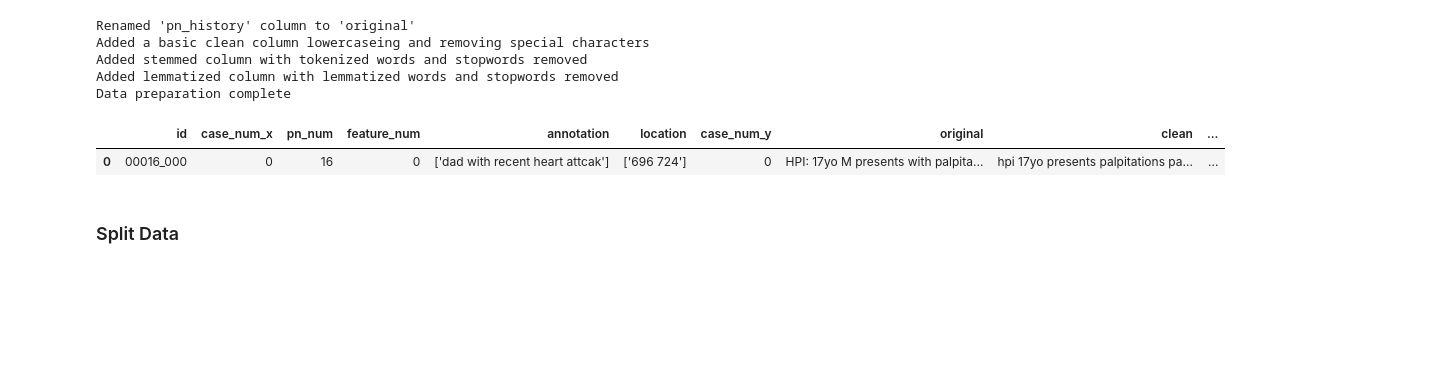
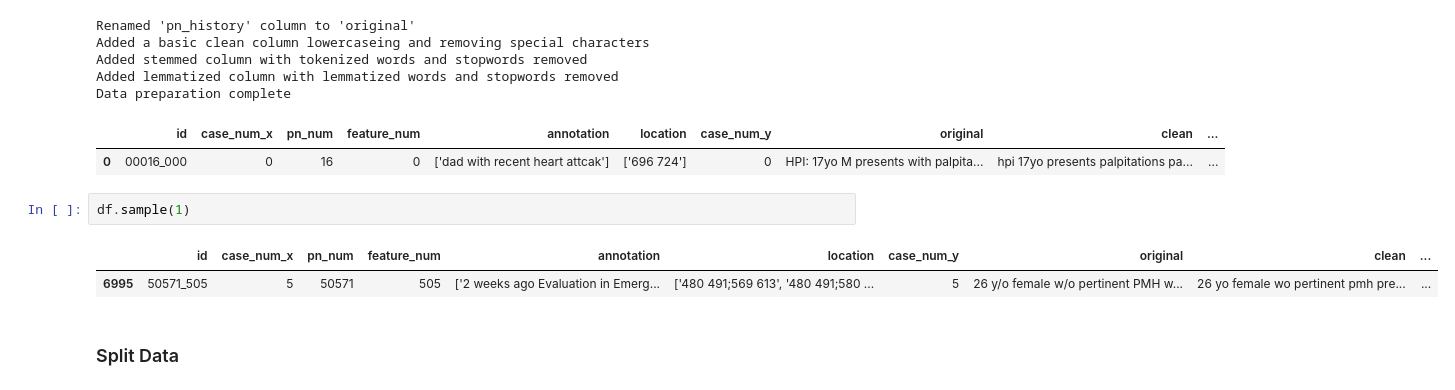
Before and after one commit to codeup-nlp-capstone/clinical_patient_notes, a Jupyter notebook: jag_model_2.ipynb, the cells around one changed output. Saved outputs shown, nothing was run; the diff lists cells and outputs as text; blank space fills up the shorter version.

```diff
--- a/jag_model_2.ipynb
+++ b/jag_model_2.ipynb
@@ -57,6 +57,11 @@ Added lemmatized column with lemmatized words and stopwords removed
 Data preparation complete
 |  | id | case_num_x | pn_num | feature_num | annotation | location | case_num_y | original | clean | ... |
 | 0 | 00016_000 | 0 | 16 | 0 | ['dad with recent heart attcak'] | ['696 724'] | 0 | HPI: 17yo M presents with palpita... | hpi 17yo presents palpitations pa... | ... |
+# %%
+df.sample(1)
+# %% [output]
+|  | id | case_num_x | pn_num | feature_num | annotation | location | case_num_y | original | clean | ... |
+| 6995 | 50571_505 | 5 | 50571 | 505 | ['2 weeks ago Evaluation in Emerg... | ['480 491;569 613', '480 491;580 ... | 5 | 26 y/o female w/o pertinent PMH w... | 26 yo female wo pertinent pmh pre... | ... |
 # %% [markdown]
 ### Split Data
 # %% [markdown]
```
Also changed, not shown: parts of 1 cell of this notebook, 2 other files.
